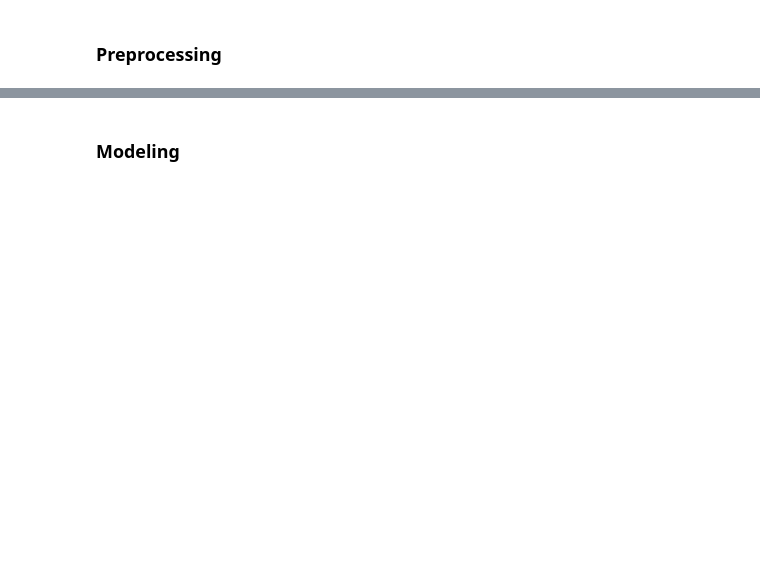
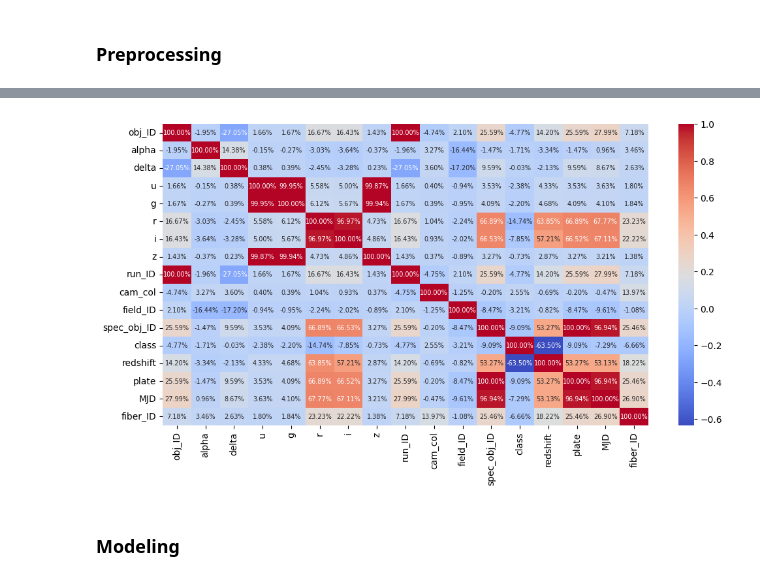
Before and after one commit to zhutchens/ITCS-5156-project, a Jupyter notebook: main.ipynb, the cells around one changed output, grey strips where cells are left out. Drawn from its saved outputs; the diff is of its cells as text; code cells hidden in the pictures; blank space fills up the shorter version.

```diff
--- a/main.ipynb
+++ b/main.ipynb
@@ -71,2 +130,8 @@ for col in star_data.columns:
+# %%
+plt.figure(figsize = (12, 6))
+sb.heatmap(data = celestial_data.corr(), annot = True, fmt = '.2%', annot_kws = {'size': 7}, cmap = 'coolwarm')
+plt.show()
+# %% [output]
+[figure, added]
 # %% [markdown]
 <h3>Modeling</h3>
```
Also changed, not shown: parts of 15 cells of this notebook, 1 other file.
